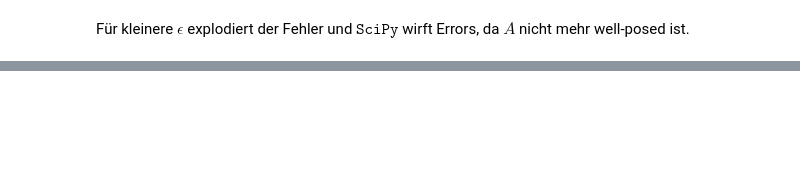
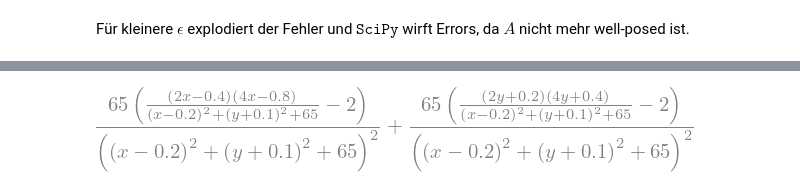
Before and after one commit to maggi0805/MML, a Jupyter notebook: mml.ipynb, the cells around one changed output, grey strips where cells are left out. Cells and saved outputs as stored; diff of their text form; code cells hidden in the pictures; blank space fills up the shorter version.

```diff
--- a/mml.ipynb
+++ b/mml.ipynb
@@ -233,0 +295,12 @@ Für kleinere $\epsilon$ explodiert der Fehler und $\texttt{SciPy}$ wirft Errors
+# %%
+from sympy import *
+
+def u1(x, y):
+    return 65 / (65 + (x - 0.2)**2 + (y + 0.1) ** 2)
+
+x, y = symbols('x y')
+init_session(quiet = True)
+u1_ = 65 / (65 + (x - 0.2)**2 + (y + 0.1) ** 2)
+diff(u1_, x, x) + diff(u1_, y, y)
+# %% [output]
+[figure, added]
```
Also changed, not shown: parts of 24 cells of this notebook, 1 other file.
